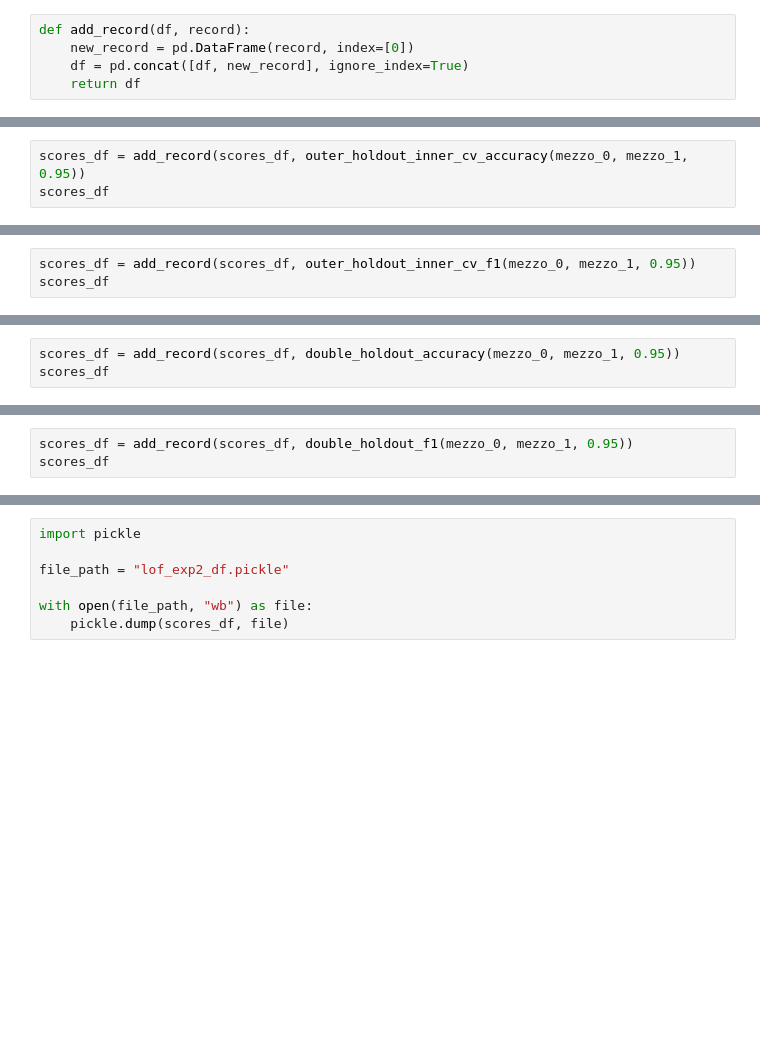
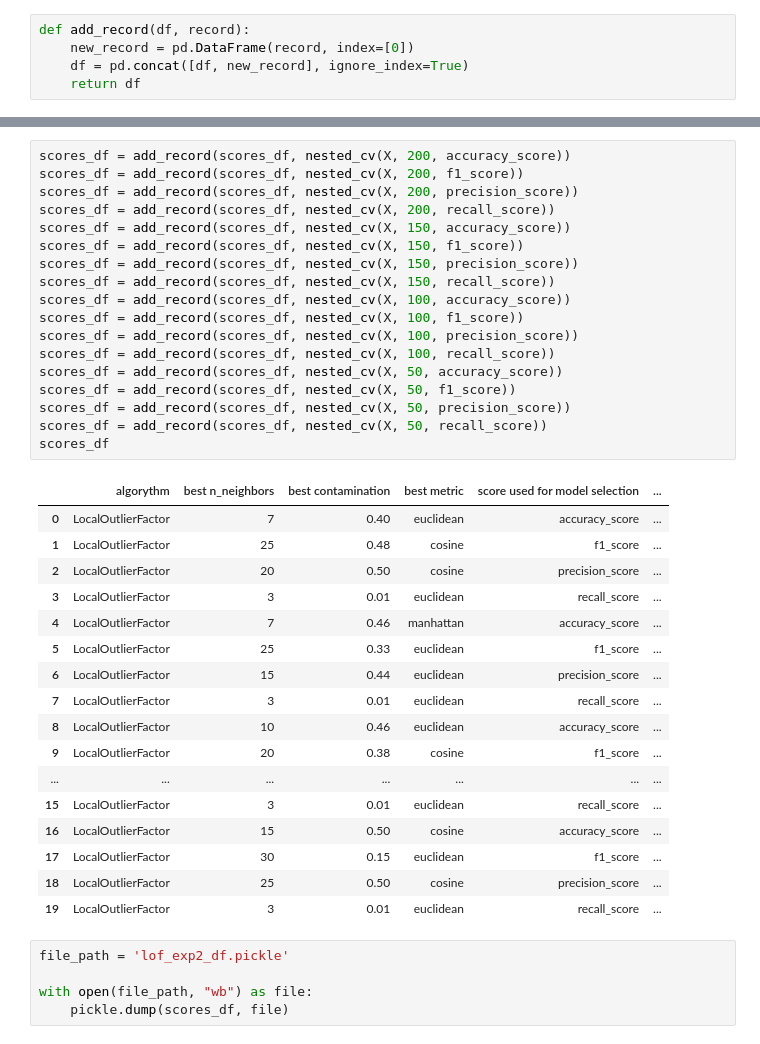
Before and after one commit to chrfum/one-class_classifier, a Jupyter notebook: run-over_classifier/one_class_codes/lof_exp2.ipynb, the cells around one changed output, grey strips where cells are left out. Drawn from its saved outputs; the diff is of its cells as text; blank space fills up the shorter version.

```diff
--- a/run-over_classifier/one_class_codes/lof_exp2.ipynb
+++ b/run-over_classifier/one_class_codes/lof_exp2.ipynb
@@ -502,3 +222,0 @@ def outer_holdout_inner_cv_accuracy(X, Y, pca_components=0.9):
-# %%
-scores_df = add_record(scores_df, outer_holdout_inner_cv_accuracy(mezzo_0, mezzo_1, 0.95))
-scores_df
@@ -593,3 +222,0 @@ def outer_holdout_inner_cv_f1(X, Y, pca_components=0.9):
-# %%
-scores_df = add_record(scores_df, outer_holdout_inner_cv_f1(mezzo_0, mezzo_1, 0.95))
-scores_df
@@ -681,3 +222,0 @@ def double_holdout_accuracy(X, Y, pca_components=0.9):
-# %%
-scores_df = add_record(scores_df, double_holdout_accuracy(mezzo_0, mezzo_1, 0.95))
-scores_df
@@ -770,3 +222,0 @@ def double_holdout_f1(X, Y, pca_components=0.9):
-# %%
-scores_df = add_record(scores_df, double_holdout_f1(mezzo_0, mezzo_1, 0.95))
-scores_df
@@ -783,7 +223,41 @@ scores_df
+# %%
+scores_df = add_record(scores_df, nested_cv(X, 200, accuracy_score))
+scores_df = add_record(scores_df, nested_cv(X, 200, f1_score))
+scores_df = add_record(scores_df, nested_cv(X, 200, precision_score))
+scores_df = add_record(scores_df, nested_cv(X, 200, recall_score))
+scores_df = add_record(scores_df, nested_cv(X, 150, accuracy_score))
+scores_df = add_record(scores_df, nested_cv(X, 150, f1_score))
+scores_df = add_record(scores_df, nested_cv(X, 150, precision_score))
+scores_df = add_record(scores_df, nested_cv(X, 150, recall_score))
+scores_df = add_record(scores_df, nested_cv(X, 100, accuracy_score))
+scores_df = add_record(scores_df, nested_cv(X, 100, f1_score))
+scores_df = add_record(scores_df, nested_cv(X, 100, precision_score))
+scores_df = add_record(scores_df, nested_cv(X, 100, recall_score))
+scores_df = add_record(scores_df, nested_cv(X, 50, accuracy_score))
+scores_df = add_record(scores_df, nested_cv(X, 50, f1_score))
+scores_df = add_record(scores_df, nested_cv(X, 50, precision_score))
+scores_df = add_record(scores_df, nested_cv(X, 50, recall_score))
+scores_df
+# %% [output]
+|  | algorythm | best n_neighbors | best contamination | best metric | score used for model selection | ... |
+| 0 | LocalOutlierFactor | 7 | 0.40 | euclidean | accuracy_score | ... |
+| 1 | LocalOutlierFactor | 25 | 0.48 | cosine | f1_score | ... |
+| 2 | LocalOutlierFactor | 20 | 0.50 | cosine | precision_score | ... |
+| 3 | LocalOutlierFactor | 3 | 0.01 | euclidean | recall_score | ... |
+| 4 | LocalOutlierFactor | 7 | 0.46 | manhattan | accuracy_score | ... |
+| 5 | LocalOutlierFactor | 25 | 0.33 | euclidean | f1_score | ... |
+| 6 | LocalOutlierFactor | 15 | 0.44 | euclidean | precision_score | ... |
+| 7 | LocalOutlierFactor | 3 | 0.01 | euclidean | recall_score | ... |
+| 8 | LocalOutlierFactor | 10 | 0.46 | euclidean | accuracy_score | ... |
+| 9 | LocalOutlierFactor | 20 | 0.38 | cosine | f1_score | ... |
+| ... | ... | ... | ... | ... | ... | ... |
+| 15 | LocalOutlierFactor | 3 | 0.01 | euclidean | recall_score | ... |
+| 16 | LocalOutlierFactor | 15 | 0.50 | cosine | accuracy_score | ... |
+| 17 | LocalOutlierFactor | 30 | 0.15 | euclidean | f1_score | ... |
+| 18 | LocalOutlierFactor | 25 | 0.50 | cosine | precision_score | ... |
+| 19 | LocalOutlierFactor | 3 | 0.01 | euclidean | recall_score | ... |
 # %%
-import pickle
-
-file_path = "lof_exp2_df.pickle"
+file_path = 'lof_exp2_df.pickle'
 
 with open(file_path, "wb") as file:
     pickle.dump(scores_df, file)
```
Also changed, not shown: parts of 26 cells of this notebook.
